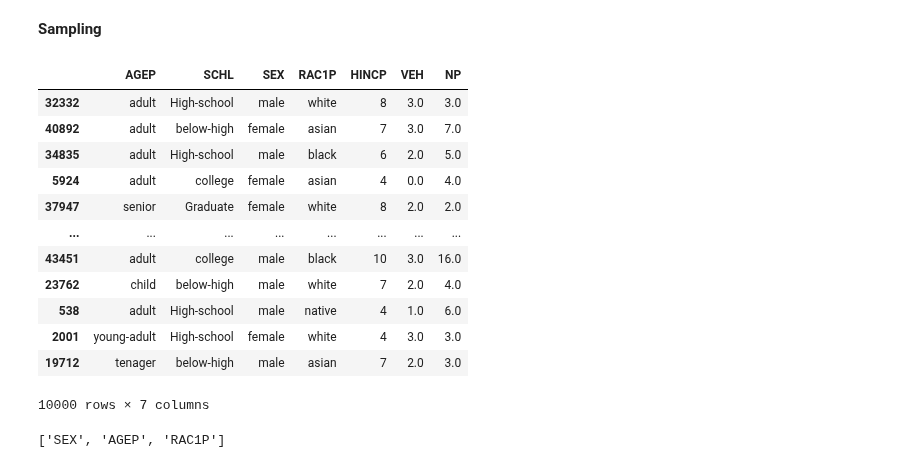
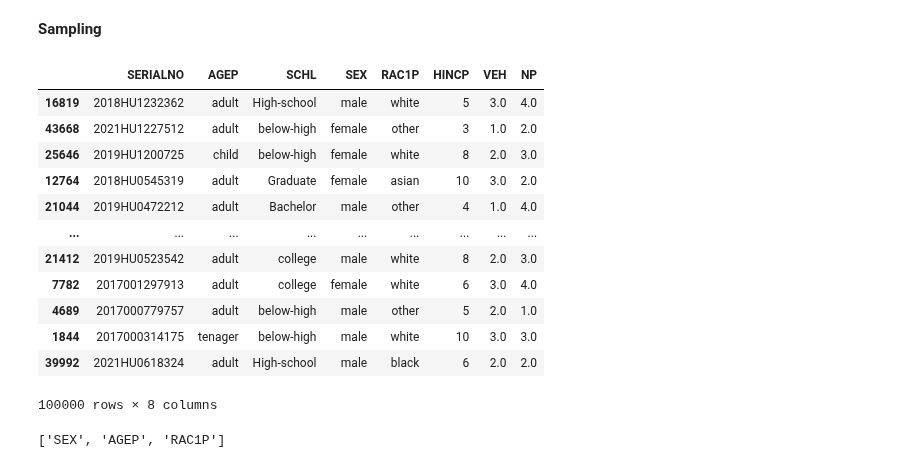
Before and after one commit to abuudarda/synthetic-population-simulation, a Jupyter notebook: IPF_IPU_sampling/IPF_IPU_SAMPLING.ipynb, the cells around one changed output. Cells and saved outputs as stored; diff of their text form; code cells hidden in the pictures.

Commit message:
feat: sampled 100K hhno

```diff
--- a/IPF_IPU_sampling/IPF_IPU_SAMPLING.ipynb
+++ b/IPF_IPU_sampling/IPF_IPU_SAMPLING.ipynb
@@ -88,7 +88,7 @@ demographic
  ('senior', 'female', 'other', '11'),
  ('senior', 'female', 'other', '0')]
 # %%
-col_list = ["SEX", "RAC1P", "AGEP","SCHL","HINCP","VEH","NP"]
+col_list = ["SERIALNO","SEX", "RAC1P", "AGEP","SCHL","HINCP","VEH","NP"]
 # col_list = ["SEX", "RAC1P", "AGEP","HINCP","SCHL"]
 df = pd.read_csv("C:\\Users\\abubabu\\Documents\\GitHub\\synthetic-population-simulation\\CA-data\\pums\\temp_pums.csv", usecols=col_list)
 # df = df.rename(columns={'sex': 'gender'})
@@ -687,31 +687,31 @@ w.shape
 # %%
 import functools
 
 def get_sampling_weights(df, f, w):
     get_filters = lambda df, fields, values: [df[f] == v for f, v in zip(fields, values)]
     get_total = lambda df, fields, values: df[functools.reduce(lambda a, b: a & b, get_filters(df, fields, values))].shape[0]
 
     return {k: v / get_total(df, f, k) for k, v in zip(list(itertools.product(*[sorted(df[c].unique()) for c in f])), np.ravel(w))}
 
-def get_samples(df, f, w, n=10_000):
+def get_samples(df, f, w, n=100000):
     weights = get_sampling_weights(df, f, w)
     s = df.apply(lambda r: weights[tuple([r[c] for c in f])], axis=1)
     return df.sample(n=n, replace=True, weights=s)
 
 sample_df = get_samples(df, f, w)
 sample_df
 # %% [output]
-|  | AGEP | SCHL | SEX | RAC1P | HINCP | VEH | NP |
-| 32332 | adult | High-school | male | white | 8 | 3.0 | 3.0 |
-| 40892 | adult | below-high | female | asian | 7 | 3.0 | 7.0 |
-| 34835 | adult | High-school | male | black | 6 | 2.0 | 5.0 |
-| 5924 | adult | college | female | asian | 4 | 0.0 | 4.0 |
-| 37947 | senior | Graduate | female | white | 8 | 2.0 | 2.0 |
-| ... | ... | ... | ... | ... | ... | ... | ... |
-| 43451 | adult | college | male | black | 10 | 3.0 | 16.0 |
-| 23762 | child | below-high | male | white | 7 | 2.0 | 4.0 |
-| 538 | adult | High-school | male | native | 4 | 1.0 | 6.0 |
-| 2001 | young-adult | High-school | female | white | 4 | 3.0 | 3.0 |
-| 19712 | tenager | below-high | male | asian | 7 | 2.0 | 3.0 |
+|  | SERIALNO | AGEP | SCHL | SEX | RAC1P | HINCP | VEH | NP |
+| 16819 | 2018HU1232362 | adult | High-school | male | white | 5 | 3.0 | 4.0 |
+| 43668 | 2021HU1227512 | adult | below-high | female | other | 3 | 1.0 | 2.0 |
+| 25646 | 2019HU1200725 | child | below-high | female | white | 8 | 2.0 | 3.0 |
+| 12764 | 2018HU0545319 | adult | Graduate | female | asian | 10 | 3.0 | 2.0 |
+| 21044 | 2019HU0472212 | adult | Bachelor | male | other | 4 | 1.0 | 4.0 |
+| ... | ... | ... | ... | ... | ... | ... | ... | ... |
+| 21412 | 2019HU0523542 | adult | college | male | white | 8 | 2.0 | 3.0 |
+| 7782 | 2017001297913 | adult | college | female | white | 6 | 3.0 | 4.0 |
+| 4689 | 2017000779757 | adult | below-high | male | other | 5 | 2.0 | 1.0 |
+| 1844 | 2017000314175 | tenager | below-high | male | white | 10 | 3.0 | 3.0 |
+| 39992 | 2021HU0618324 | adult | High-school | male | black | 6 | 2.0 | 2.0 |
-10000 rows × 7 columns
+100000 rows × 8 columns
 # %%
```
Also changed, not shown: parts of 3 cells of this notebook, 2 other files.
